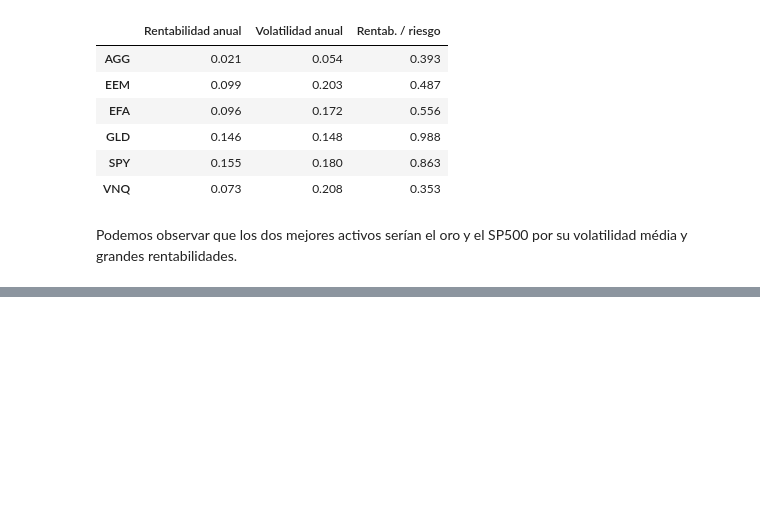
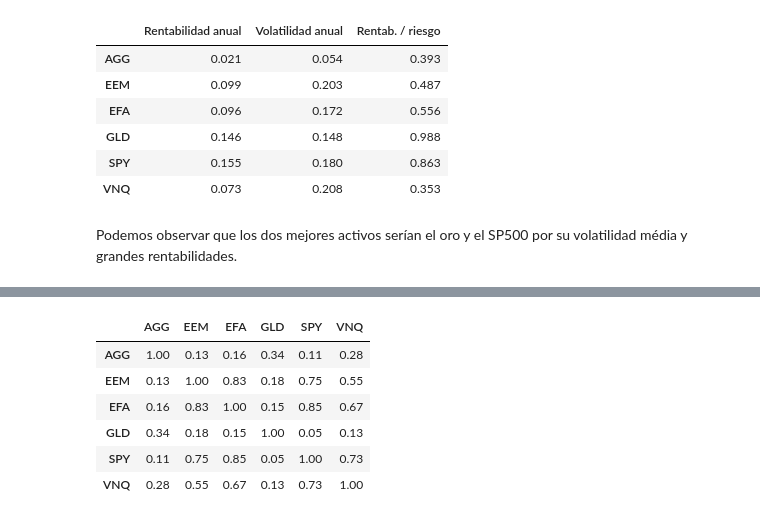
Before and after one commit to mnayala100/proyecto-cartera-markowitz, a Jupyter notebook: notebooks/02_rentabilidades.ipynb, the cells around one changed output, grey strips where cells are left out. Drawn from its saved outputs; the diff is of its cells as text; code cells hidden in the pictures; blank space fills up the shorter version.

```diff
--- a/notebooks/02_rentabilidades.ipynb
+++ b/notebooks/02_rentabilidades.ipynb
@@ -55,0 +104,10 @@ Podemos observar que los dos mejores activos serían el oro y el SP500 por su vo
+# %%
+corr.round(2)
+# %% [output]
+|  | AGG | EEM | EFA | GLD | SPY | VNQ |
+| AGG | 1.00 | 0.13 | 0.16 | 0.34 | 0.11 | 0.28 |
+| EEM | 0.13 | 1.00 | 0.83 | 0.18 | 0.75 | 0.55 |
+| EFA | 0.16 | 0.83 | 1.00 | 0.15 | 0.85 | 0.67 |
+| GLD | 0.34 | 0.18 | 0.15 | 1.00 | 0.05 | 0.13 |
+| SPY | 0.11 | 0.75 | 0.85 | 0.05 | 1.00 | 0.73 |
+| VNQ | 0.28 | 0.55 | 0.67 | 0.13 | 0.73 | 1.00 |
```
Also changed, not shown: parts of 11 cells of this notebook, 3 other files.
